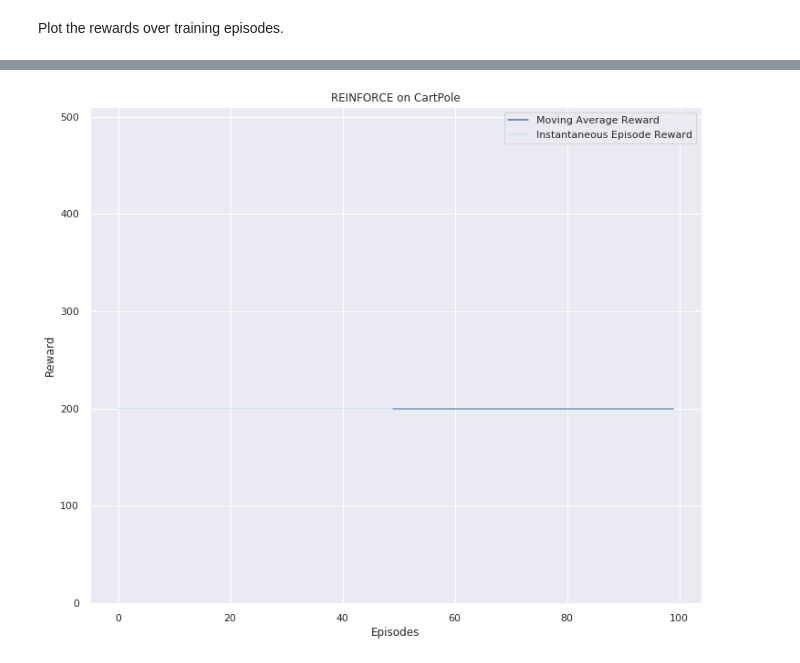
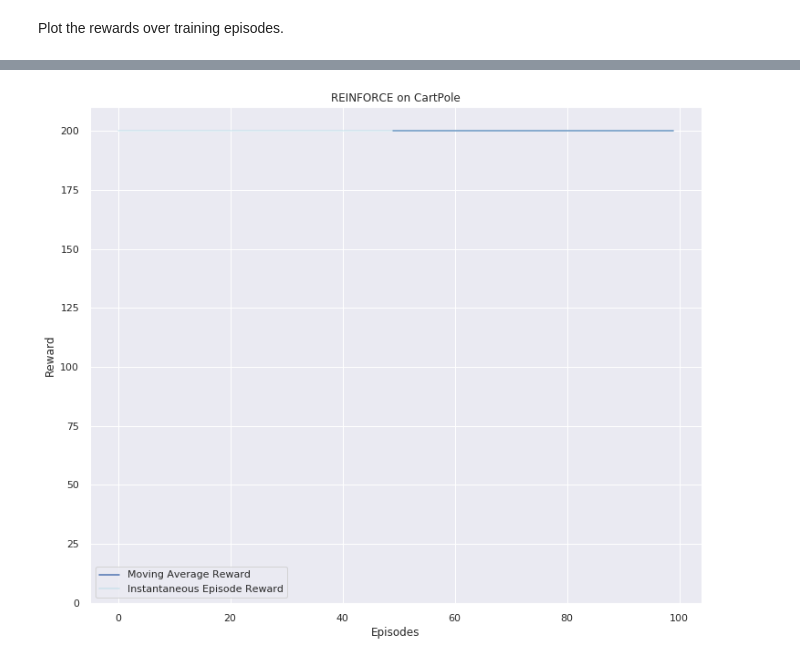
Before and after one commit to facebookresearch/ReAgent, a Jupyter notebook: reagent/notebooks/REINFORCE_for_CartPole_Control.ipynb, the cells around one changed output, grey strips where cells are left out. Drawn from its saved outputs; the diff is of its cells as text; code cells hidden in the pictures.

```diff
--- a/reagent/notebooks/REINFORCE_for_CartPole_Control.ipynb
+++ b/reagent/notebooks/REINFORCE_for_CartPole_Control.ipynb
@@ -180,5 +174,5 @@ or from the matplotlib source distribution
 # %%
 plot_rewards(eval_rewards);
-plt.ylim([0, 510]);
+plt.ylim([0, 210]);
 # %% [output]
-[figure, old version]
+[figure, new version]
```
Also changed, not shown: parts of 11 cells of this notebook.
